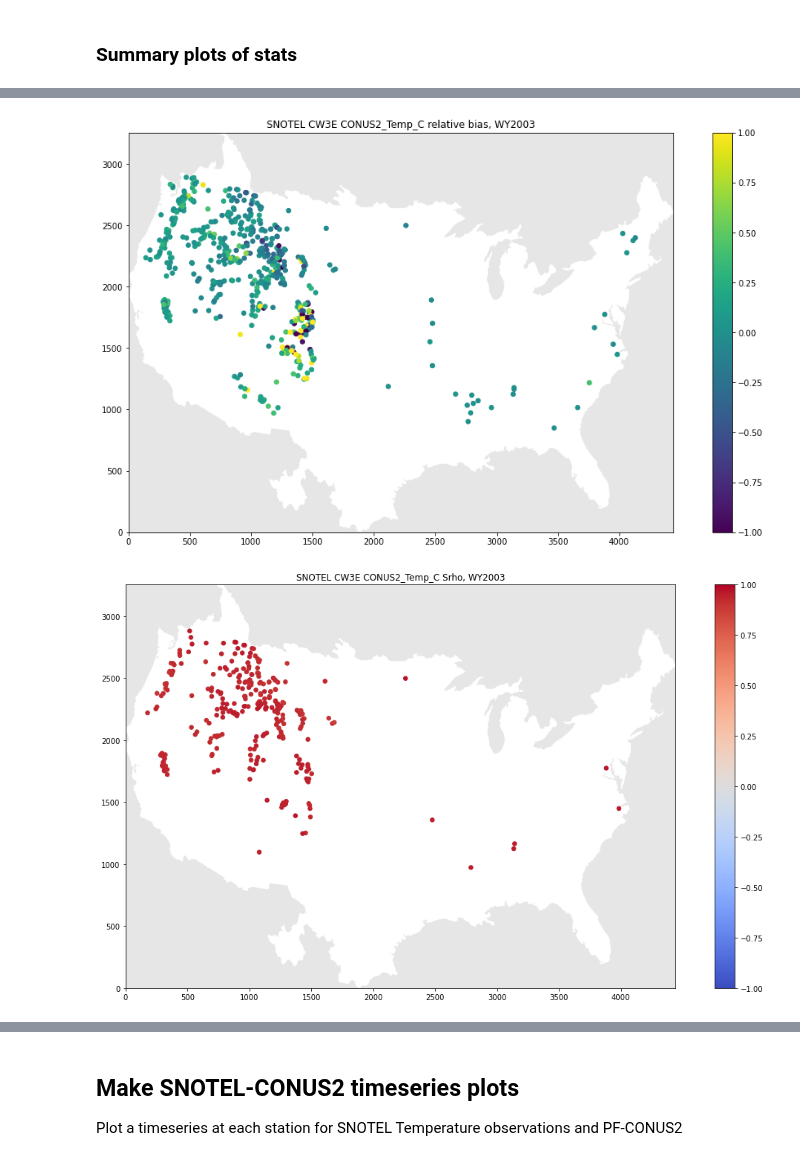
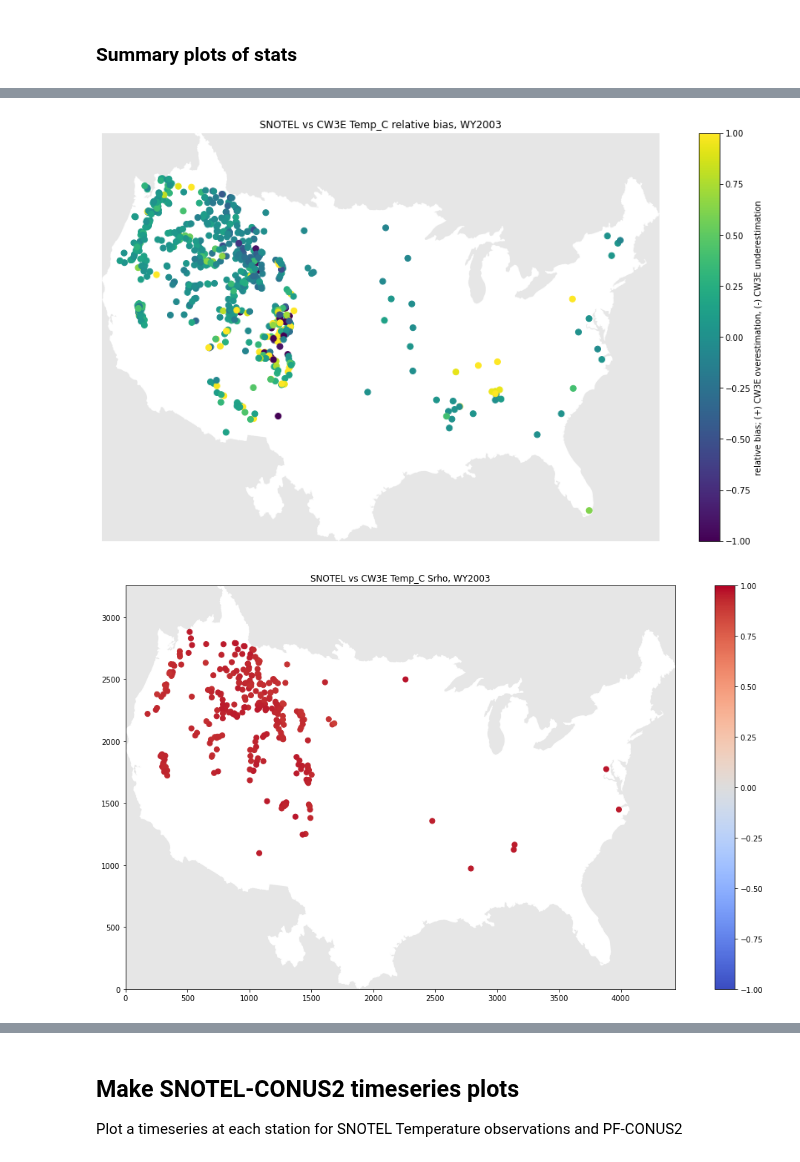
Before and after one commit to danielletijerina/PFCONUS2-analysis, a Jupyter notebook: scripts/Validation/SNOTEL/precip_temp/compare_SNOTEL_temp.ipynb, the cells around one changed output, grey strips where cells are left out. Drawn from its saved outputs; the diff is of its cells as text; code cells hidden in the pictures.

```diff
--- a/scripts/Validation/SNOTEL/precip_temp/compare_SNOTEL_temp.ipynb
+++ b/scripts/Validation/SNOTEL/precip_temp/compare_SNOTEL_temp.ipynb
@@ -405,0 +391,3 @@ stats_df.head()
+# %%
+stats_df['num_obs'] = snotel_metadata['num_obs']
+stats_df.shape
@@ -420,24 +428,25 @@ plt.savefig(f'{plot_dir}/SNOTEL_CW3E_{variable}_AbsRelBias_Map.png',\
 # %%
 ### Relative Bias
 ### Good values are closer to 0.0, positive is PF overestimation, negative is PF underestimation
 fig = plt.figure(figsize=(17,9), dpi=72)
 plt.imshow(mask_array[::-1,:], origin='lower', cmap='Greys_r', alpha = 0.1) # CONUS2 outline
-plt.scatter(stats_df.conus2_x,stats_df.conus2_y, c=stats_df.bias, s=30, vmin = -1, vmax = 1)
-plt.colorbar()
-plt.title(f'SNOTEL CW3E {variable} relative bias, WY{water_year}')
-plt.savefig(f'{plot_dir}/SNOTEL_CW3E_{variable}_RelBias_Map.png',\
+plt.scatter(stats_df.conus2_x,stats_df.conus2_y, c=stats_df.bias, s=50, vmin = -1, vmax = 1)
+plt.colorbar(label='relative bias; (+) CW3E overestimation, (-) CW3E underestimation')
+plt.axis('off')
+plt.title(f'SNOTEL vs CW3E {variable} relative bias, WY{water_year}')
+plt.savefig(f'{plot_dir}/{summary_plot_dir}/WY{water_year}_SNOTEL_CW3E_{variable}_RelBias_Map.png',\
             dpi = 200, facecolor='white', transparent=False, bbox_inches="tight")
 # %% [output]
-[figure, old version]
+[figure, new version]
 # %%
 ### Spearmsn's Rho
 ### Good values are closer to -1 and 1, zero is no correlation
 fig = plt.figure(figsize=(19,10), dpi=72)
 plt.imshow(mask_array[::-1,:], origin='lower', cmap='Greys_r', alpha = 0.1) # CONUS2 outline
-plt.scatter(stats_df.conus2_x,stats_df.conus2_y, c=stats_df.srho, s=30, vmin = -1, vmax = 1, cmap = 'coolwarm')
+plt.scatter(stats_df.conus2_x,stats_df.conus2_y, c=stats_df.srho, s=50, vmin = -1, vmax = 1, cmap = 'coolwarm')
 plt.colorbar()
-plt.title(f'SNOTEL CW3E {variable} Srho, WY{water_year}')
-plt.savefig(f'{plot_dir}/SNOTEL_CW3E_{variable}_SpearmansRho_Map.png',\
+plt.title(f'SNOTEL vs CW3E {variable} Srho, WY{water_year}')
+plt.savefig(f'{plot_dir}/WY{water_year}_SNOTEL_CW3E_{variable}_SpearmansRho_Map.png',\
             dpi = 200, facecolor='white', transparent=False, bbox_inches="tight")
 # %% [output]
-[figure, old version]
+[figure, new version]
```
Also changed, not shown: parts of 34 cells of this notebook, 11 other files.
